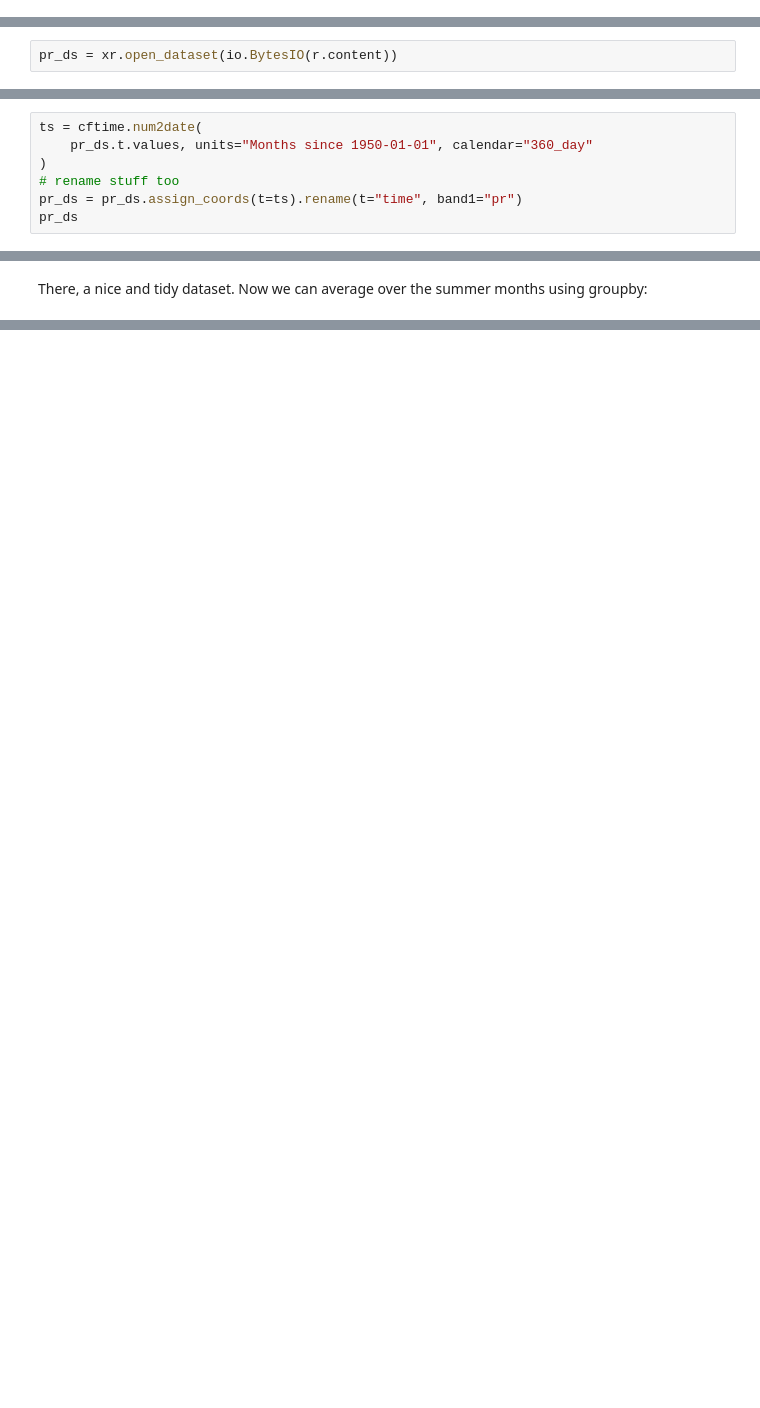
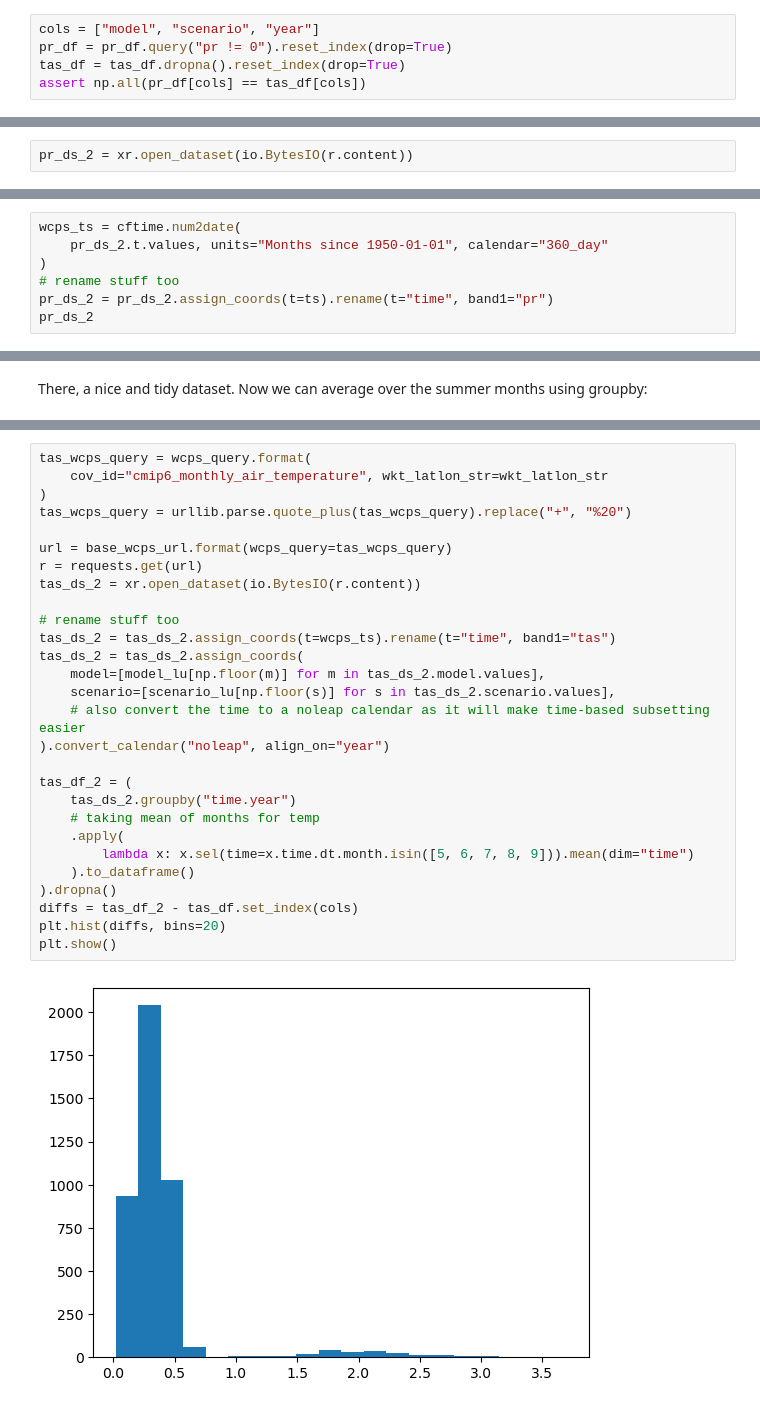
Before and after one commit to ua-snap/ardac-toolbox, a Jupyter notebook: notebooks/cmip6_polygon_summary.ipynb, the cells around one changed output, grey strips where cells are left out. Drawn from its saved outputs; the diff is of its cells as text; blank space fills up the shorter version.

```diff
--- a/notebooks/cmip6_polygon_summary.ipynb
+++ b/notebooks/cmip6_polygon_summary.ipynb
@@ -57,0 +291,5 @@ Now we want the WKT for this polygon:
+# %%
+cols = ["model", "scenario", "year"]
+pr_df = pr_df.query("pr != 0").reset_index(drop=True)
+tas_df = tas_df.dropna().reset_index(drop=True)
+assert np.all(pr_df[cols] == tas_df[cols])
@@ -120,5 +359,5 @@ r
 # %% [markdown]
 Now open the result in a xarray dataset, since we chose netcdf as the result encoding type:
 # %%
-pr_ds = xr.open_dataset(io.BytesIO(r.content))
+pr_ds_2 = xr.open_dataset(io.BytesIO(r.content))
 # %% [markdown]
@@ -139,10 +374,10 @@ We can think of these valuse as "months since 1950-01-01", even if that is not t
 # %%
-ts = cftime.num2date(
-    pr_ds.t.values, units="Months since 1950-01-01", calendar="360_day"
+wcps_ts = cftime.num2date(
+    pr_ds_2.t.values, units="Months since 1950-01-01", calendar="360_day"
 )
 # rename stuff too
-pr_ds = pr_ds.assign_coords(t=ts).rename(t="time", band1="pr")
-pr_ds
+pr_ds_2 = pr_ds_2.assign_coords(t=ts).rename(t="time", band1="pr")
+pr_ds_2
 # %% [output]
 <xarray.Dataset>
 Dimensions:   (time: 1452, model: 12, scenario: 5)
@@ -803,0 +466,30 @@ pd.pivot_table(
+# %%
+tas_wcps_query = wcps_query.format(
+    cov_id="cmip6_monthly_air_temperature", wkt_latlon_str=wkt_latlon_str
+)
+tas_wcps_query = urllib.parse.quote_plus(tas_wcps_query).replace("+", "%20")
+
+url = base_wcps_url.format(wcps_query=tas_wcps_query)
+r = requests.get(url)
+tas_ds_2 = xr.open_dataset(io.BytesIO(r.content))
+
+# rename stuff too
+tas_ds_2 = tas_ds_2.assign_coords(t=wcps_ts).rename(t="time", band1="tas")
+tas_ds_2 = tas_ds_2.assign_coords(
+    model=[model_lu[np.floor(m)] for m in tas_ds_2.model.values],
+    scenario=[scenario_lu[np.floor(s)] for s in tas_ds_2.scenario.values],
+    # also convert the time to a noleap calendar as it will make time-based subsetting easier
+).convert_calendar("noleap", align_on="year")
+
+tas_df_2 = (
+    tas_ds_2.groupby("time.year")
+    # taking mean of months for temp
+    .apply(
+        lambda x: x.sel(time=x.time.dt.month.isin([5, 6, 7, 8, 9])).mean(dim="time")
+    ).to_dataframe()
+).dropna()
+diffs = tas_df_2 - tas_df.set_index(cols)
+plt.hist(diffs, bins=20)
+plt.show()
+# %% [output]
+[figure, added]
```
Also changed, not shown: parts of 108 cells of this notebook.
